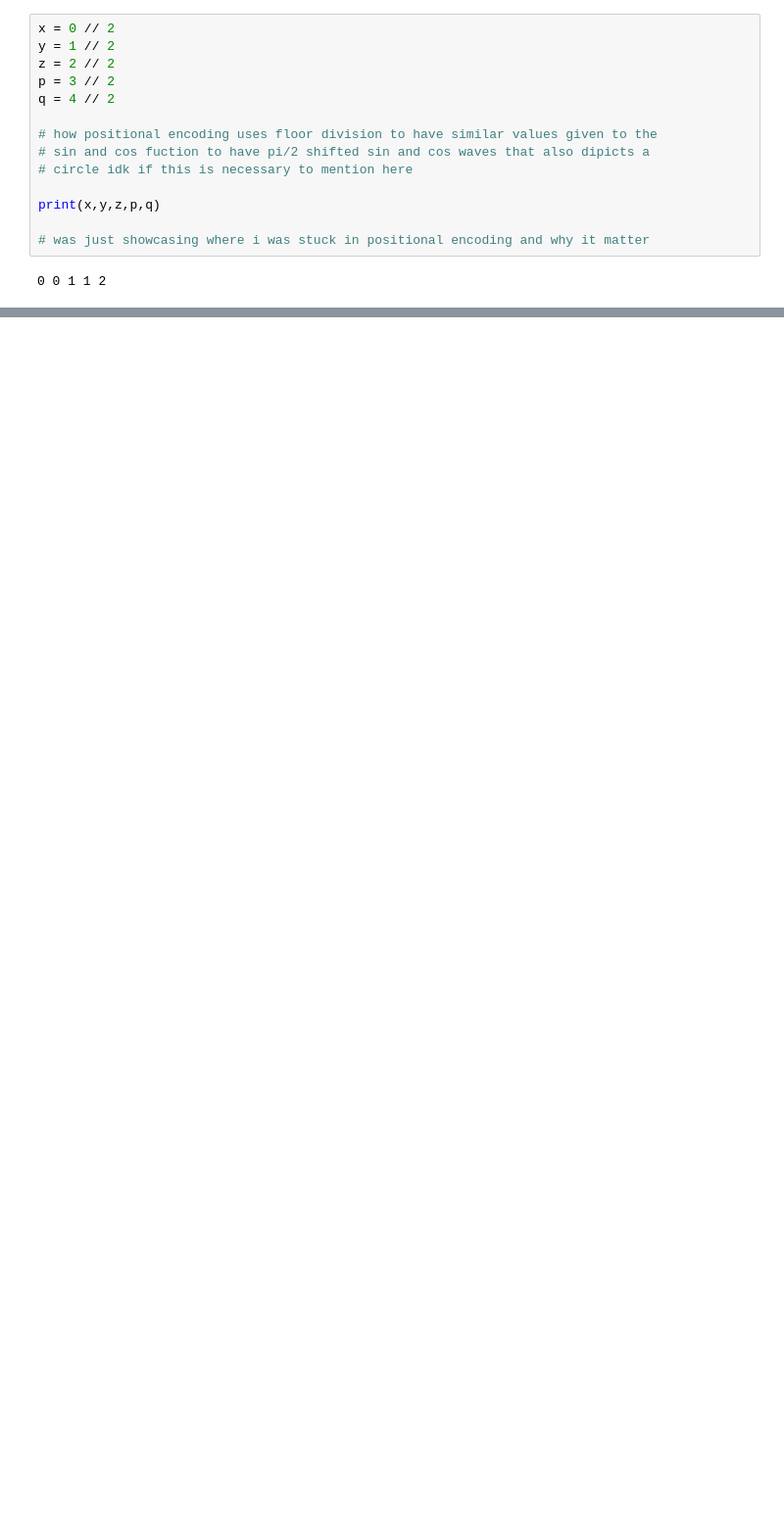
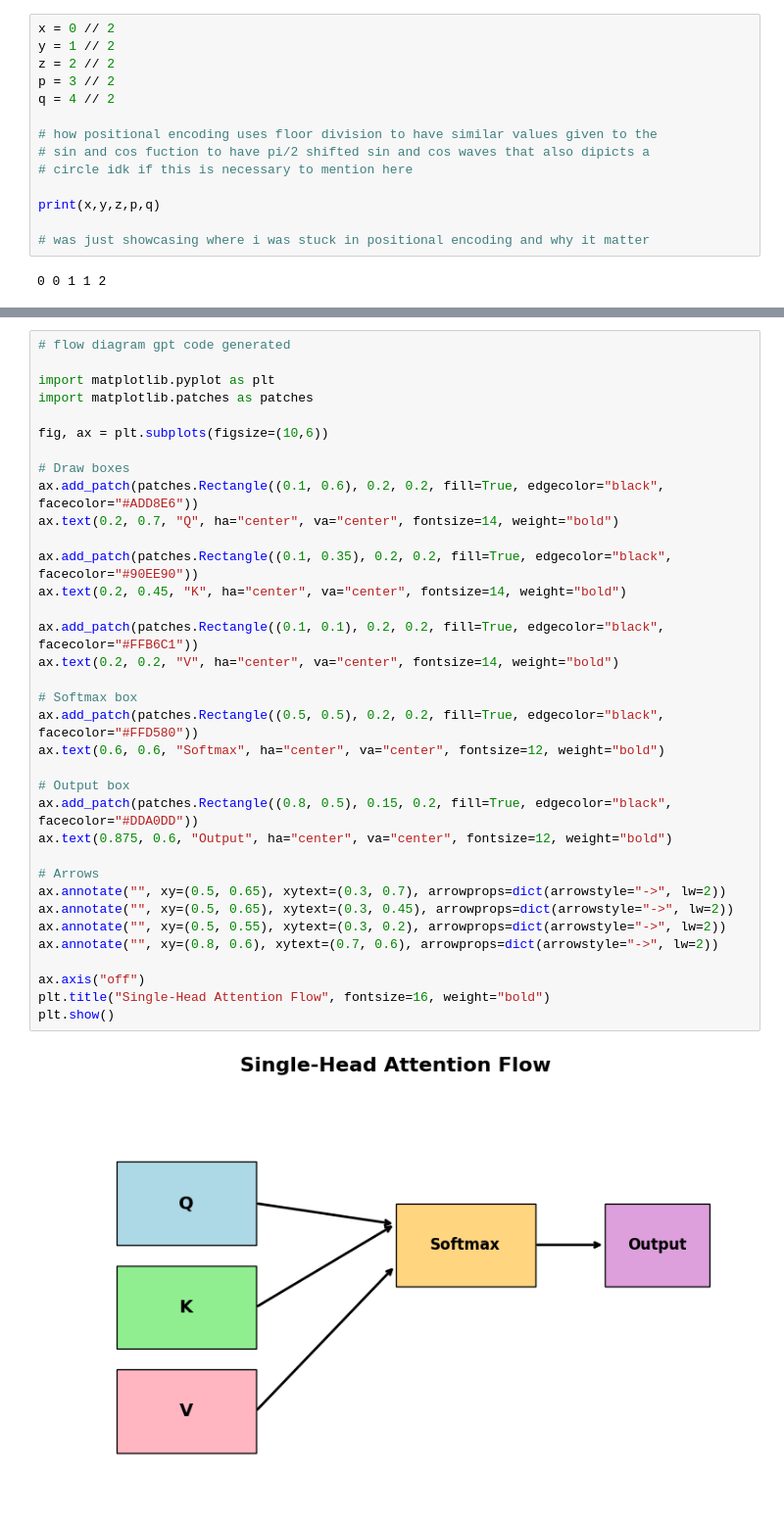
Before and after one commit to DOLLARDEV05/AI-LAB, a Jupyter notebook: Attention_is_All_You_Need/Transformers/single_head_attention.ipynb, the cells around one changed output, grey strips where cells are left out. Shown: that part at 98% size. Cells and saved outputs as stored; diff of their text form; blank space fills up the shorter version.

Commit message:
flowchart for single head attention

```diff
--- a/Attention_is_All_You_Need/Transformers/single_head_attention.ipynb
+++ b/Attention_is_All_You_Need/Transformers/single_head_attention.ipynb
@@ -175,0 +176,37 @@ print(attention)
+# %%
+# flow diagram gpt code generated
+
+import matplotlib.pyplot as plt
+import matplotlib.patches as patches
+
+fig, ax = plt.subplots(figsize=(10,6))
+
+# Draw boxes
+ax.add_patch(patches.Rectangle((0.1, 0.6), 0.2, 0.2, fill=True, edgecolor="black", facecolor="#ADD8E6"))
+ax.text(0.2, 0.7, "Q", ha="center", va="center", fontsize=14, weight="bold")
+
+ax.add_patch(patches.Rectangle((0.1, 0.35), 0.2, 0.2, fill=True, edgecolor="black", facecolor="#90EE90"))
+ax.text(0.2, 0.45, "K", ha="center", va="center", fontsize=14, weight="bold")
+
+ax.add_patch(patches.Rectangle((0.1, 0.1), 0.2, 0.2, fill=True, edgecolor="black", facecolor="#FFB6C1"))
+ax.text(0.2, 0.2, "V", ha="center", va="center", fontsize=14, weight="bold")
+
+# Softmax box
+ax.add_patch(patches.Rectangle((0.5, 0.5), 0.2, 0.2, fill=True, edgecolor="black", facecolor="#FFD580"))
+ax.text(0.6, 0.6, "Softmax", ha="center", va="center", fontsize=12, weight="bold")
+
+# Output box
+ax.add_patch(patches.Rectangle((0.8, 0.5), 0.15, 0.2, fill=True, edgecolor="black", facecolor="#DDA0DD"))
+ax.text(0.875, 0.6, "Output", ha="center", va="center", fontsize=12, weight="bold")
+
+# Arrows
+ax.annotate("", xy=(0.5, 0.65), xytext=(0.3, 0.7), arrowprops=dict(arrowstyle="->", lw=2))
+ax.annotate("", xy=(0.5, 0.65), xytext=(0.3, 0.45), arrowprops=dict(arrowstyle="->", lw=2))
+ax.annotate("", xy=(0.5, 0.55), xytext=(0.3, 0.2), arrowprops=dict(arrowstyle="->", lw=2))
+ax.annotate("", xy=(0.8, 0.6), xytext=(0.7, 0.6), arrowprops=dict(arrowstyle="->", lw=2))
+
+ax.axis("off")
+plt.title("Single-Head Attention Flow", fontsize=16, weight="bold")
+plt.show()
+# %% [output]
+[figure, added]
```
Also changed, not shown: parts of 7 cells of this notebook.
